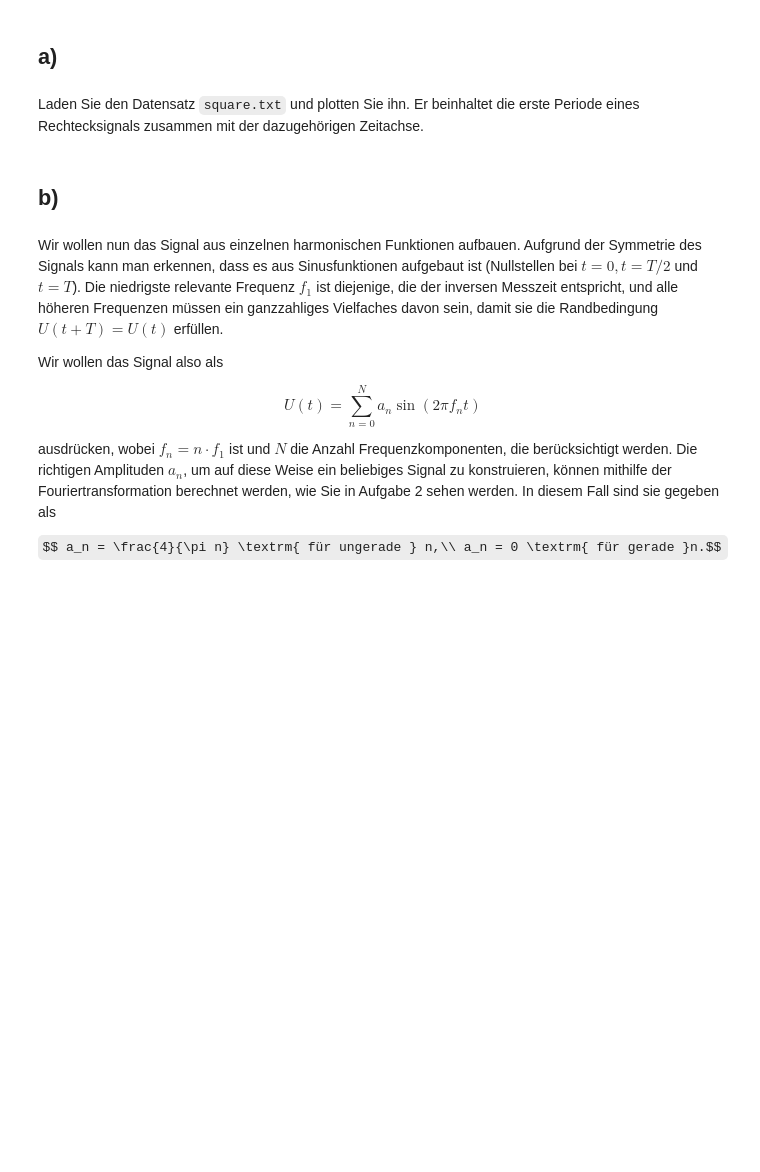
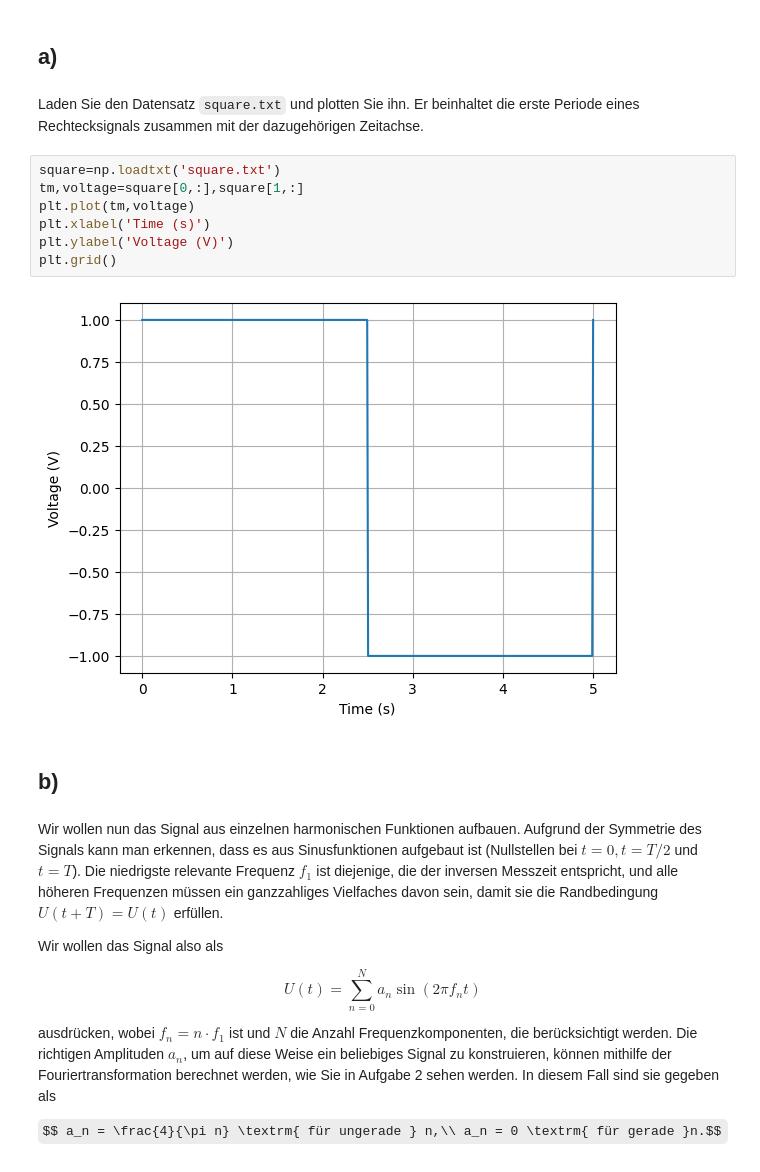
Before and after one commit to nundee/PatuAufgaben, a Jupyter notebook: Woche6/Aufgabenblatt _6.ipynb, the cells around one changed output. Drawn from its saved outputs; the diff is of its cells as text; some formulas as TeX source; blank space fills up the shorter version.

```diff
--- a/Woche6/Aufgabenblatt _6.ipynb
+++ b/Woche6/Aufgabenblatt _6.ipynb
@@ -28,6 +32,15 @@ Dieses Prinzip wollen wir in der ersten Aufgabe veranschaulichen, indem wir eine
 ##  a)
 # %% [markdown]
 Laden Sie den Datensatz `square.txt` und plotten Sie ihn. Er beinhaltet die erste Periode eines Rechtecksignals zusammen mit der dazugehörigen Zeitachse.
+# %%
+square=np.loadtxt('square.txt')
+tm,voltage=square[0,:],square[1,:]
+plt.plot(tm,voltage)
+plt.xlabel('Time (s)')
+plt.ylabel('Voltage (V)')
+plt.grid()
+# %% [output]
+[figure, added]
 # %% [markdown]
 ##  b)
 # %% [markdown]
```
Also changed, not shown: parts of 7 cells of this notebook.
